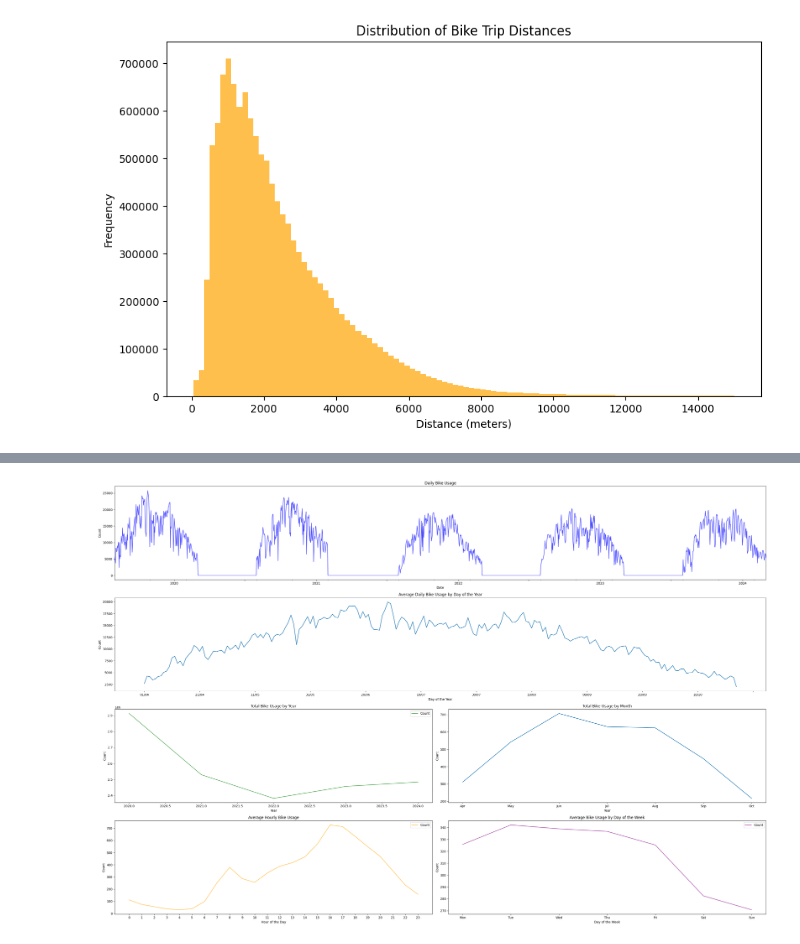
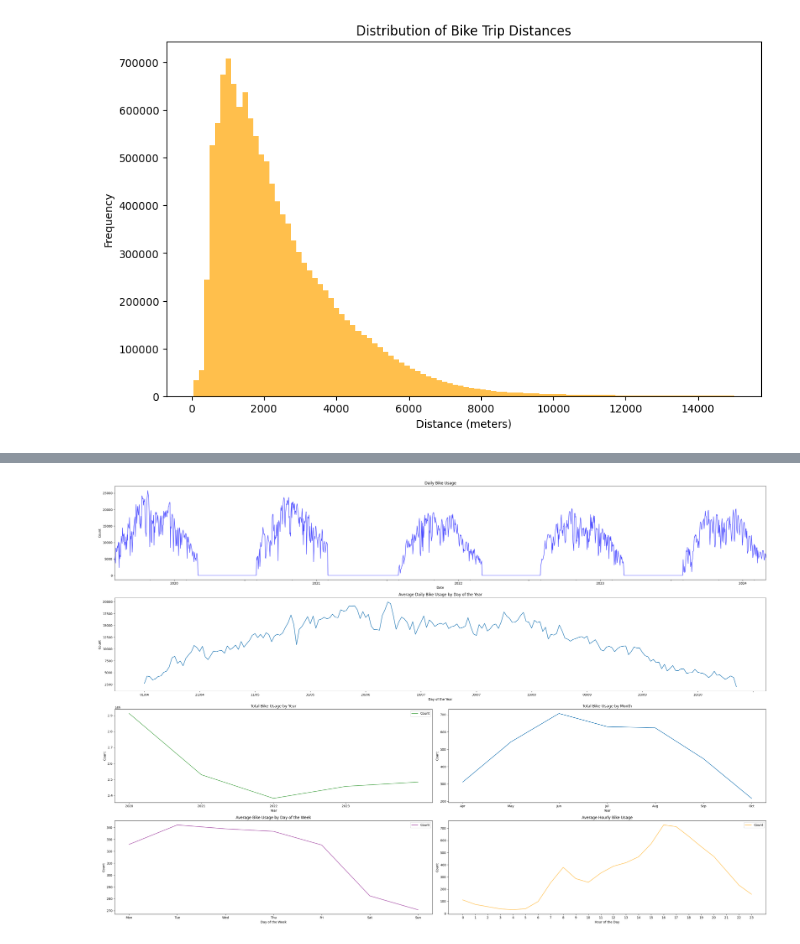
Before and after one commit to kainulj/helsinki-citybike-analysis, a Jupyter notebook: citybike_analysis.ipynb, the cells around one changed output, grey strips where cells are left out. Cells and saved outputs as stored; diff of their text form; code cells hidden in the pictures.

```diff
--- a/citybike_analysis.ipynb
+++ b/citybike_analysis.ipynb
@@ -25,7 +25,7 @@ It contains every journey made with the HSL city bikes in Helsinki and Espoo bet
 # %%
 dtypes = {'Departure_id': str, 'Departure_name': str,
             'Return_id': str, 'Return_name': str}
-bike_df = pd.read_csv('bike_data.csv', dtype=dtypes, parse_dates=['Departure', 'Return'])
+bike_df = pd.read_csv('data.csv', dtype=dtypes, parse_dates=['Departure', 'Return'])
 bike_df.head()
 # %% [output]
 |  | Departure | Return | Departure_id | Departure_name | Return_id | Return_name | Distance | Duration |
@@ -306,42 +258,45 @@ ax["A"].xaxis.set_major_formatter(mdates.DateFormatter('%Y'))
 ax['A'].set_title('Daily Bike Usage')
 ax['A'].set_xlabel('Date')
 ax['A'].set_ylabel('Count')
 
 day_of_year_mean = df_daily.groupby(df_daily.index.dayofyear).mean()
 day_of_year_mean.index = pd.to_datetime(day_of_year_mean.index, format='%j').strftime('%d/%m')
 ax['B'].plot(day_of_year_mean[day_of_year_mean['Count'] > 0])
 ax["B"].xaxis.set_major_locator(plt.MaxNLocator(14))
 ax['B'].set_title('Average Daily Bike Usage by Day of the Year')
 ax['B'].set_xlabel('Day of the Year')
 ax['B'].set_ylabel('Count')
 
 hourly_usage.groupby([hourly_usage.index.year]).sum().plot(ax=ax['C'], color='green', alpha=0.7)
 ax['C'].set_title('Total Bike Usage by Year')
+ax["C"].set_xticks(np.arange(2020,2024))
 ax['C'].set_xlabel('Year')
 ax['C'].set_ylabel('Count')
 
 monthly_mean = hourly_usage.groupby([hourly_usage.index.month]).mean()
 monthly_mean.index = pd.to_datetime(monthly_mean.index, format='%m').strftime('%b')
 ax['D'].plot(monthly_mean[monthly_mean['Count'] > 0])
 ax['D'].set_title('Total Bike Usage by Month')
 ax['D'].set_xlabel('Year')
 ax['D'].set_ylabel('Count')
 
-hourly_usage.groupby([hourly_usage.index.hour]).mean().plot(ax=ax['E'], color='orange', alpha=0.7)
-ax["E"].set_xticks(np.arange(0,24))
-ax['E'].set_title('Average Hourly Bike Usage')
-ax['E'].set_xlabel('Hour of the Day')
+hourly_usage.groupby([hourly_usage.index.weekday]).mean().plot(ax=ax['E'], color='purple', alpha=0.7)
+weekdays = ['Mon', 'Tue', 'Wed', 'Thu', 'Fri', 'Sat', 'Sun']
+ax['E'].set_xticks(range(7))
+ax['E'].set_xticklabels(weekdays)
+ax['E'].xaxis.set_major_locator(plt.MaxNLocator(7))
+ax['E'].set_title('Average Bike Usage by Day of the Week')
+ax['E'].set_xlabel('Day of the Week')
 ax['E'].set_ylabel('Count')
 
-hourly_usage.groupby([hourly_usage.index.weekday]).mean().plot(ax=ax['F'], color='purple', alpha=0.7)
-weekdays = ['Mon', 'Tue', 'Wed', 'Thu', 'Fri', 'Sat', 'Sun']
-ax['F'].set_xticks(range(7))
-ax['F'].set_xticklabels(weekdays)
-ax['F'].xaxis.set_major_locator(plt.MaxNLocator(7))
-ax['F'].set_title('Average Bike Usage by Day of the Week')
-ax['F'].set_xlabel('Day of the Week')
+hourly_usage.groupby([hourly_usage.index.hour]).mean().plot(ax=ax['F'], color='orange', alpha=0.7)
+ax["F"].set_xticks(np.arange(0,24))
+ax['F'].set_title('Average Hourly Bike Usage')
+ax['F'].set_xlabel('Hour of the Day')
 ax['F'].set_ylabel('Count')
+
+
 plt.tight_layout()
 plt.show()
 # %% [output]
-[figure, old version]
+[figure, new version]
```
Also changed, not shown: parts of 25 cells of this notebook.
